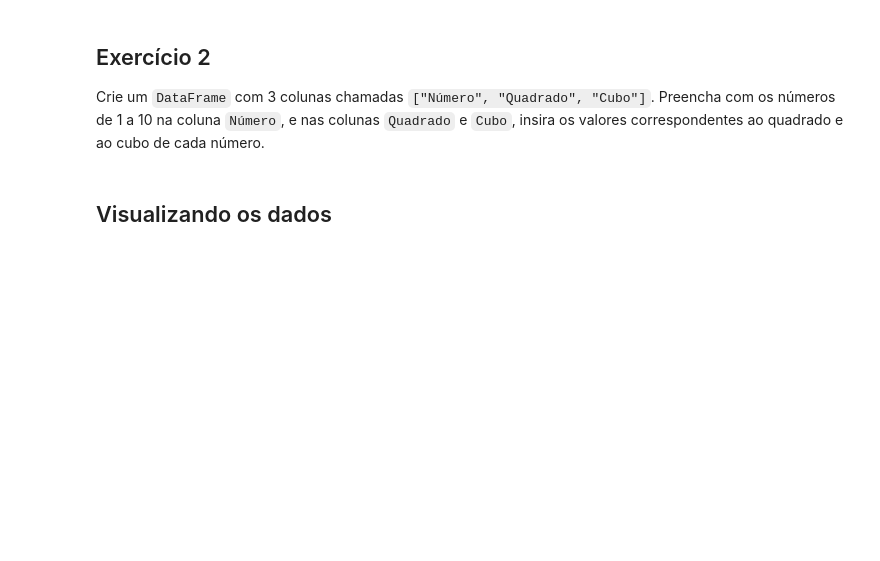
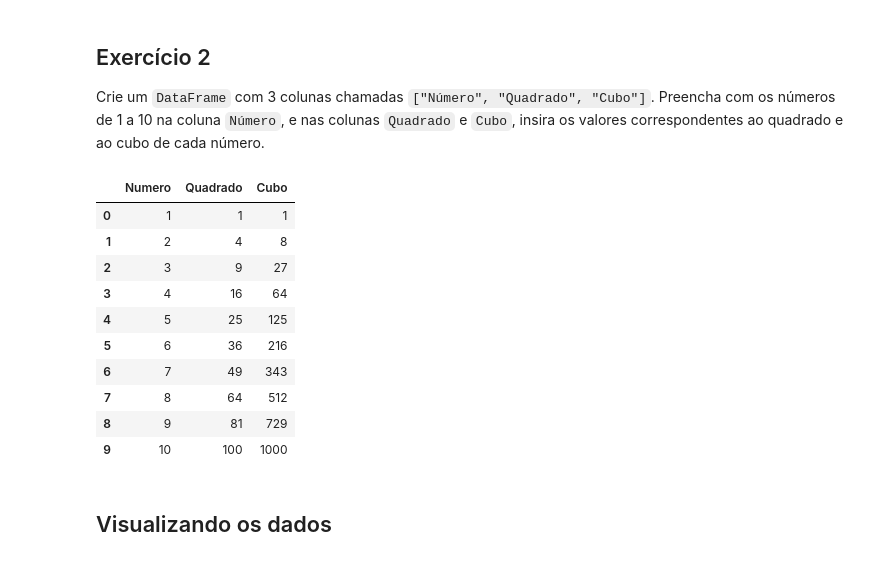
Before and after one commit to py222036032/CEE2, a Jupyter notebook: aulas.ipynb, the cells around one changed output. Cells and saved outputs as stored; diff of their text form; code cells hidden in the pictures; blank space fills up the shorter version.

```diff
--- a/aulas.ipynb
+++ b/aulas.ipynb
@@ -2629,3 +2628,25 @@ df2 = DataFrame
+# %%
+import pandas as pd
+import numpy as np
+
+numeros = list([1, 2, 3, 4, 5, 6, 7, 8, 9, 10])
+
+DataFrame_EU = pd.DataFrame({'Numero': range(1, 11, 1),
+                             'Quadrado': np.arange(1, 11, 1)**2,
+                             'Cubo': np.arange(1, 11, 1)**3})
+DataFrame_EU
+# %% [output]
+|  | Numero | Quadrado | Cubo |
+| 0 | 1 | 1 | 1 |
+| 1 | 2 | 4 | 8 |
+| 2 | 3 | 9 | 27 |
+| 3 | 4 | 16 | 64 |
+| 4 | 5 | 25 | 125 |
+| 5 | 6 | 36 | 216 |
+| 6 | 7 | 49 | 343 |
+| 7 | 8 | 64 | 512 |
+| 8 | 9 | 81 | 729 |
+| 9 | 10 | 100 | 1000 |
 # %% [markdown]
 ## Visualizando os dados
 # %% [markdown]
```
Also changed, not shown: parts of 16 cells of this notebook.
